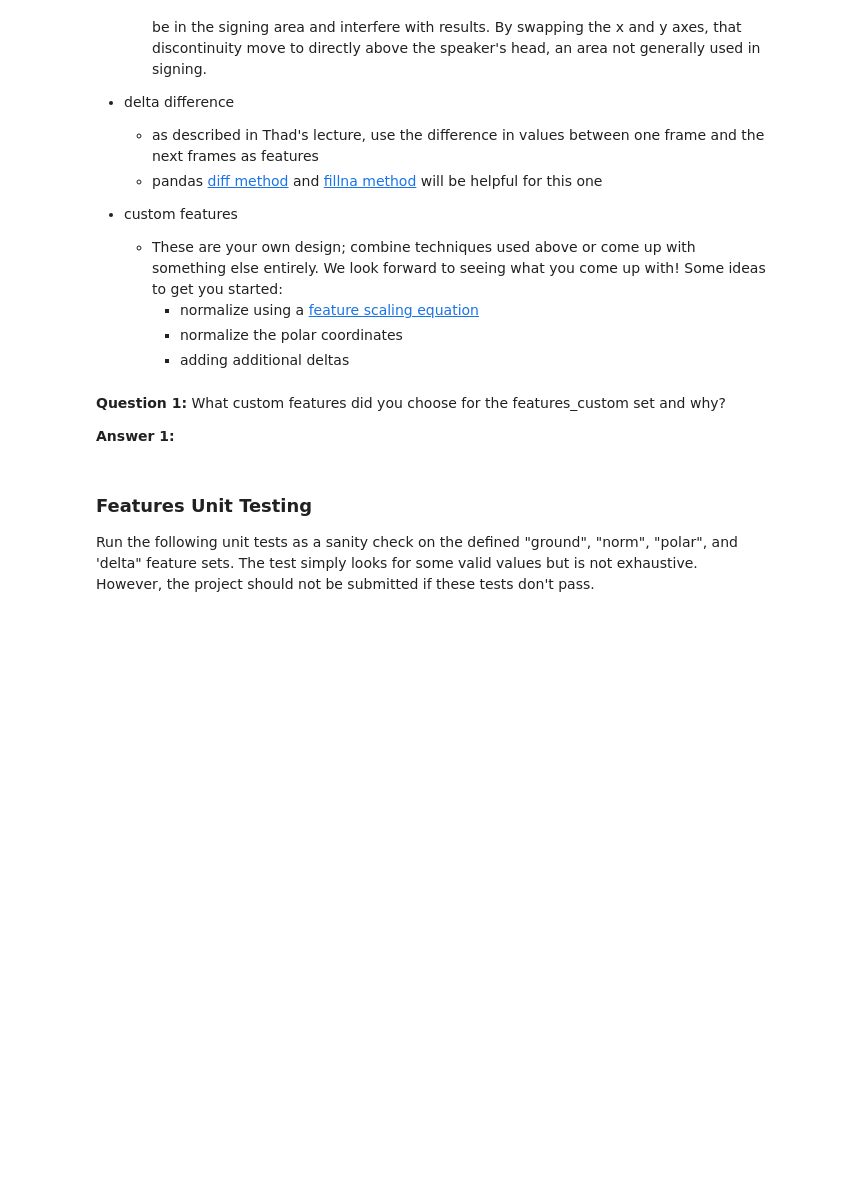
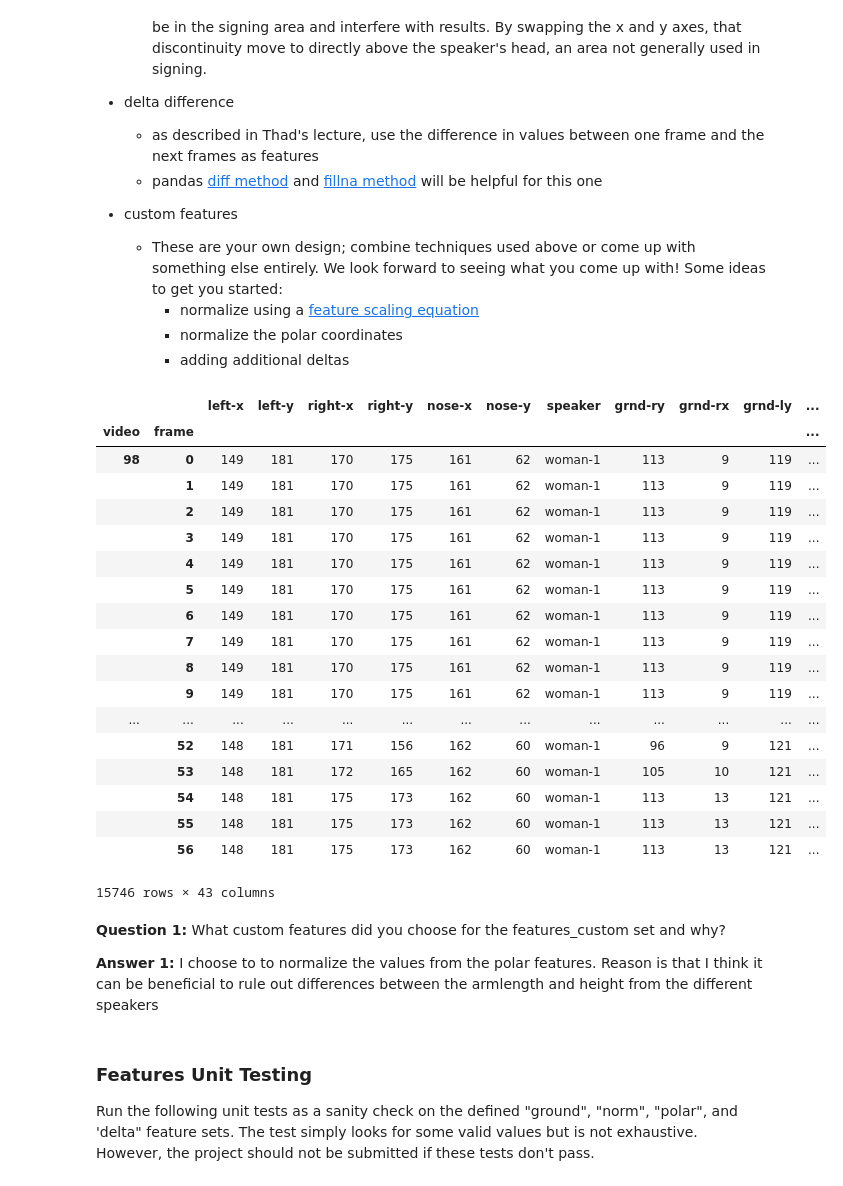
Before and after one commit to spec2e/AIND-Recognizer, a Jupyter notebook: asl_recognizer.ipynb, the cells around one changed output. Cells and saved outputs as stored; diff of their text form; code cells hidden in the pictures; blank space fills up the shorter version.

```diff
--- a/asl_recognizer.ipynb
+++ b/asl_recognizer.ipynb
@@ -246,7 +241,52 @@ asl.df['delta-ly'] = asl.df['left-y'].diff().fillna(0)
+# %%
+# TODO add features of your own design, which may be a combination of the above or something else
+# Name these whatever you would like
+
+features_polar_norm = ['norm-polar-rr', 'norm-polar-rtheta', 'norm-polar-lr', 'norm-polar-ltheta']
+
+df_means = asl.df.groupby('speaker').mean()
+df_std = asl.df.groupby('speaker').std()
+
+asl.df['polar-rr-mean'] = asl.df['speaker'].map(df_means['polar-rr'])
+asl.df['polar-rtheta-mean'] = asl.df['speaker'].map(df_means['polar-rtheta'])
+asl.df['polar-lr-mean'] = asl.df['speaker'].map(df_means['polar-lr'])
+asl.df['polar-ltheta-mean'] = asl.df['speaker'].map(df_means['polar-ltheta'])
+
+asl.df['polar-rr-std'] = asl.df['speaker'].map(df_std['polar-rr'])
+asl.df['polar-rtheta-std'] = asl.df['speaker'].map(df_std['polar-rtheta'])
+asl.df['polar-lr-std'] = asl.df['speaker'].map(df_std['polar-lr'])
+asl.df['polar-ltheta-std'] = asl.df['speaker'].map(df_std['polar-ltheta'])
+
+asl.df['polar-rr-norm'] = (asl.df['polar-rr'] - asl.df['polar-rr-mean'] ) / asl.df['polar-rr-std']
+asl.df['polar-rtheta-norm'] = (asl.df['polar-rtheta'] - asl.df['polar-rtheta-mean'] ) / asl.df['polar-rtheta-std']
+asl.df['polar-lr-norm'] = (asl.df['polar-lr'] - asl.df['polar-lr-mean'] ) / asl.df['polar-lr-std']
+asl.df['polar-ltheta-norm'] = (asl.df['polar-ltheta'] - asl.df['polar-ltheta-mean'] ) / asl.df['polar-ltheta-std']
+
+asl.df
+# %% [output]
+|  |  | left-x | left-y | right-x | right-y | nose-x | nose-y | speaker | grnd-ry | grnd-rx | grnd-ly | ... |
+| video | frame |  |  |  |  |  |  |  |  |  |  | ... |
+| 98 | 0 | 149 | 181 | 170 | 175 | 161 | 62 | woman-1 | 113 | 9 | 119 | ... |
+|  | 1 | 149 | 181 | 170 | 175 | 161 | 62 | woman-1 | 113 | 9 | 119 | ... |
+|  | 2 | 149 | 181 | 170 | 175 | 161 | 62 | woman-1 | 113 | 9 | 119 | ... |
+|  | 3 | 149 | 181 | 170 | 175 | 161 | 62 | woman-1 | 113 | 9 | 119 | ... |
+|  | 4 | 149 | 181 | 170 | 175 | 161 | 62 | woman-1 | 113 | 9 | 119 | ... |
+|  | 5 | 149 | 181 | 170 | 175 | 161 | 62 | woman-1 | 113 | 9 | 119 | ... |
+|  | 6 | 149 | 181 | 170 | 175 | 161 | 62 | woman-1 | 113 | 9 | 119 | ... |
+|  | 7 | 149 | 181 | 170 | 175 | 161 | 62 | woman-1 | 113 | 9 | 119 | ... |
+|  | 8 | 149 | 181 | 170 | 175 | 161 | 62 | woman-1 | 113 | 9 | 119 | ... |
+|  | 9 | 149 | 181 | 170 | 175 | 161 | 62 | woman-1 | 113 | 9 | 119 | ... |
+| ... | ... | ... | ... | ... | ... | ... | ... | ... | ... | ... | ... | ... |
+|  | 52 | 148 | 181 | 171 | 156 | 162 | 60 | woman-1 | 96 | 9 | 121 | ... |
+|  | 53 | 148 | 181 | 172 | 165 | 162 | 60 | woman-1 | 105 | 10 | 121 | ... |
+|  | 54 | 148 | 181 | 175 | 173 | 162 | 60 | woman-1 | 113 | 13 | 121 | ... |
+|  | 55 | 148 | 181 | 175 | 173 | 162 | 60 | woman-1 | 113 | 13 | 121 | ... |
+|  | 56 | 148 | 181 | 175 | 173 | 162 | 60 | woman-1 | 113 | 13 | 121 | ... |
+15746 rows × 43 columns
 # %% [markdown]
 **Question 1:**  What custom features did you choose for the features_custom set and why?
 
-**Answer 1:**
+**Answer 1:**  I choose to to normalize the values from the polar features. Reason is that I think it can be beneficial to rule out differences between the armlength and height from the different speakers
 # %% [markdown]
 <a id='part1_test'></a>
 ### Features Unit Testing
```
Also changed, not shown: parts of 17 cells of this notebook.
